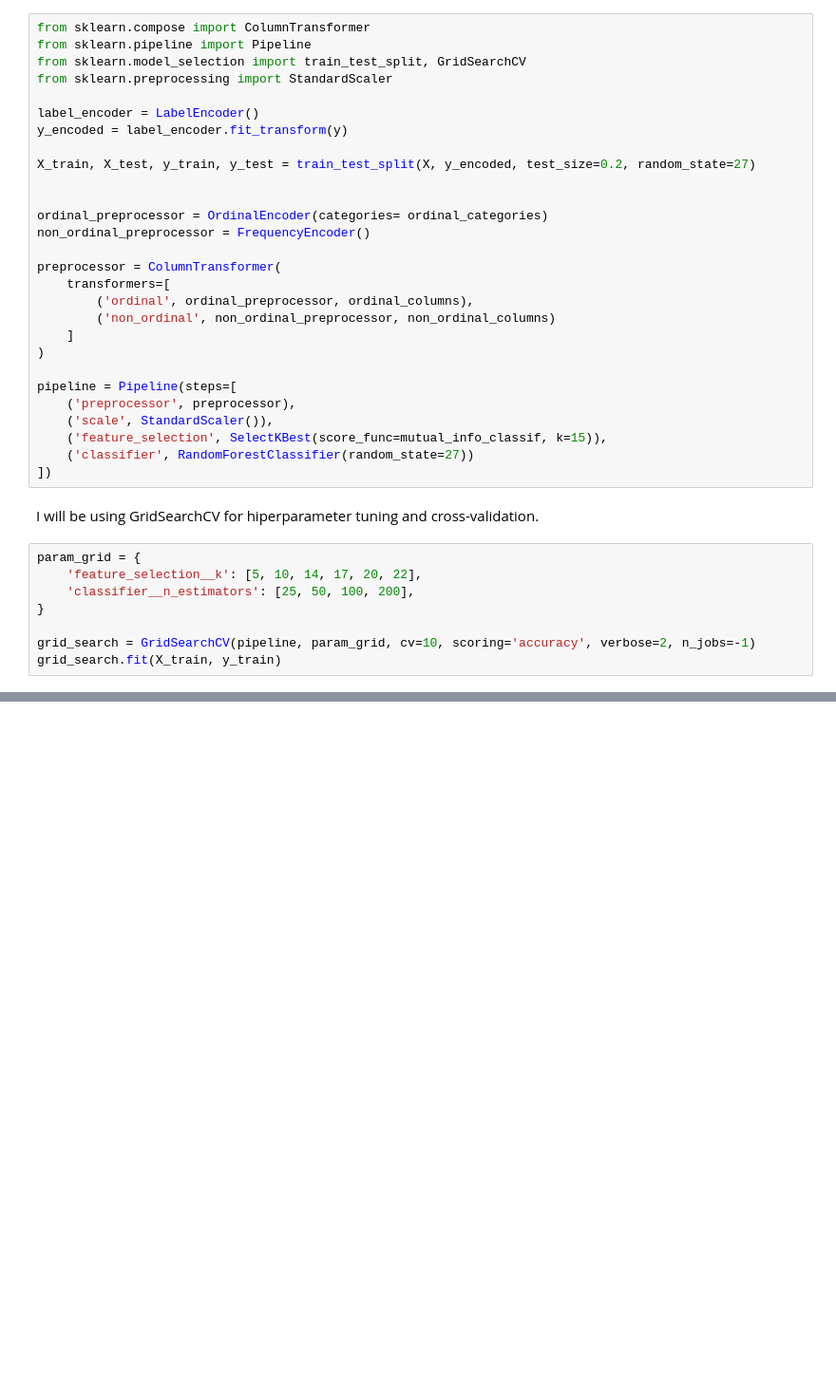
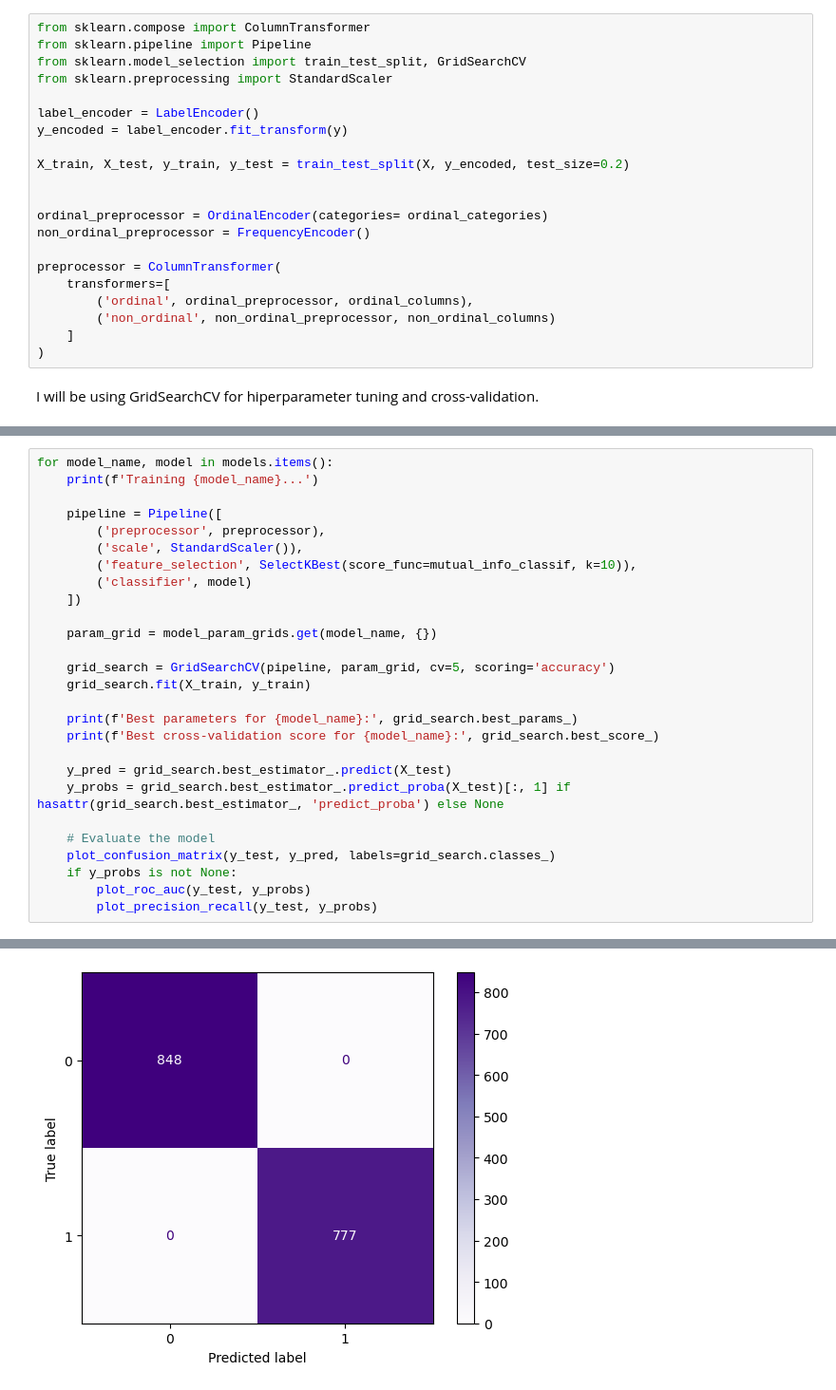
Before and after one commit to Paul-DanielPop/Kaggle-Mushroom-Classification, a Jupyter notebook: mushroom_classification.ipynb, the cells around one changed output, grey strips where cells are left out. Shown: that part at 95% size. Drawn from its saved outputs; the diff is of its cells as text; blank space fills up the shorter version.

```diff
--- a/mushroom_classification.ipynb
+++ b/mushroom_classification.ipynb
@@ -182,7 +221,7 @@ from sklearn.preprocessing import StandardScaler
 label_encoder = LabelEncoder()
 y_encoded = label_encoder.fit_transform(y)
 
-X_train, X_test, y_train, y_test = train_test_split(X, y_encoded, test_size=0.2, random_state=27)
+X_train, X_test, y_train, y_test = train_test_split(X, y_encoded, test_size=0.2)
 
 
 ordinal_preprocessor = OrdinalEncoder(categories= ordinal_categories)
@@ -194,20 +233,5 @@ preprocessor = ColumnTransformer(
         ('non_ordinal', non_ordinal_preprocessor, non_ordinal_columns)
     ]
 )
-
-pipeline = Pipeline(steps=[
-    ('preprocessor', preprocessor),
-    ('scale', StandardScaler()),
-    ('feature_selection', SelectKBest(score_func=mutual_info_classif, k=15)),
-    ('classifier', RandomForestClassifier(random_state=27))
-])
 # %% [markdown]
 I will be using GridSearchCV for hiperparameter tuning and cross-validation.
-# %%
-param_grid = {
-    'feature_selection__k': [5, 10, 14, 17, 20, 22],
-    'classifier__n_estimators': [25, 50, 100, 200],
-}
-
-grid_search = GridSearchCV(pipeline, param_grid, cv=10, scoring='accuracy', verbose=2, n_jobs=-1)
-grid_search.fit(X_train, y_train)
@@ -249,0 +279,28 @@ accuracy_score(y_test, y_pred)
+# %%
+for model_name, model in models.items():
+    print(f'Training {model_name}...')
+
+    pipeline = Pipeline([
+        ('preprocessor', preprocessor),
+        ('scale', StandardScaler()),
+        ('feature_selection', SelectKBest(score_func=mutual_info_classif, k=10)),
+        ('classifier', model)
+    ])
+
+    param_grid = model_param_grids.get(model_name, {})
+
+    grid_search = GridSearchCV(pipeline, param_grid, cv=5, scoring='accuracy')
+    grid_search.fit(X_train, y_train)
+
+    print(f'Best parameters for {model_name}:', grid_search.best_params_)
+    print(f'Best cross-validation score for {model_name}:', grid_search.best_score_)
+
+    y_pred = grid_search.best_estimator_.predict(X_test)
+    y_probs = grid_search.best_estimator_.predict_proba(X_test)[:, 1] if hasattr(grid_search.best_estimator_, 'predict_proba') else None
+
+    # Evaluate the model
+    plot_confusion_matrix(y_test, y_pred, labels=grid_search.classes_)
+    if y_probs is not None:
+        plot_roc_auc(y_test, y_probs)
+        plot_precision_recall(y_test, y_probs)
+# %% [output]
@@ -249,0 +310 @@ accuracy_score(y_test, y_pred)
+[figure, added]
```
Also changed, not shown: parts of 25 cells of this notebook.
